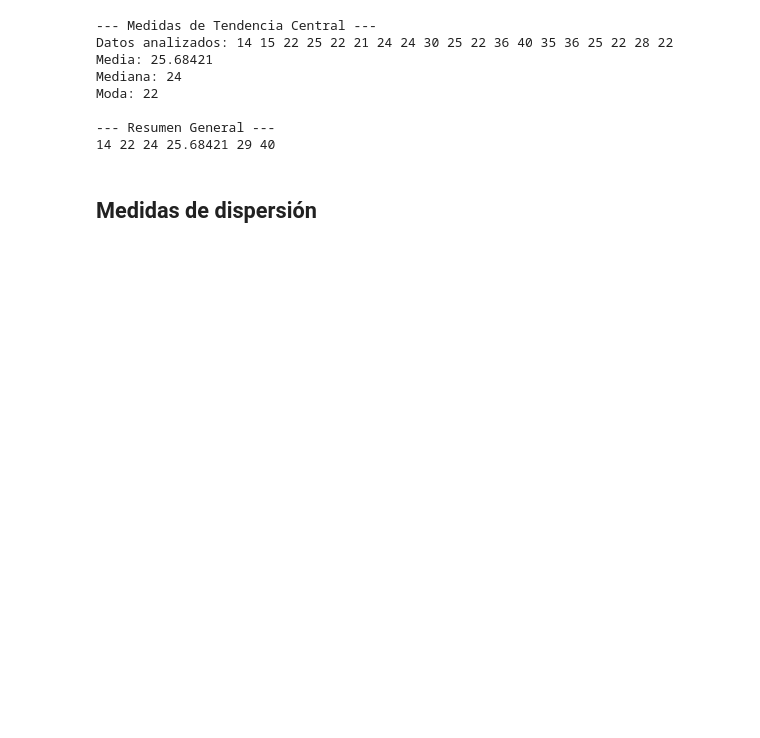
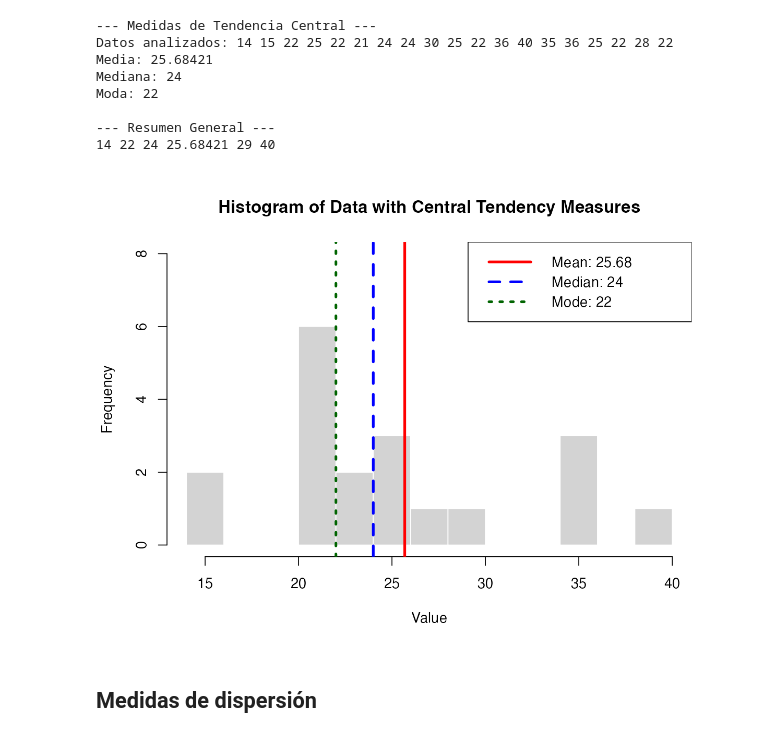
Before and after one commit to paranedagarcia/positron-medical-r, a Jupyter notebook: clase1/clase1.ipynb, the cells around one changed output. Cells and saved outputs as stored; diff of their text form; code cells hidden in the pictures; blank space fills up the shorter version.

```diff
--- a/clase1/clase1.ipynb
+++ b/clase1/clase1.ipynb
@@ -48,5 +60,53 @@ Moda: 22
 
 --- Resumen General ---
 14 22 24 25.68421 29 40
+# %%
+# grafico
+# 1. Define the data vector
+data <- c(14, 15, 22, 25, 22, 21, 24, 24, 30, 25, 22, 36, 40, 35, 36, 25, 22, 28, 22)
+
+# 2. Calculate central tendency measures
+data_mean   <- mean(data)
+data_median <- median(data)
+
+# Helper function for the mode
+get_mode <- function(x) {
+  ux <- unique(x)
+  ux[which.max(tabulate(match(x, ux)))]
+}
+data_mode <- get_mode(data)
+
+# 3. Create the histogram
+# We adjust 'breaks' and 'ylim' for better clarity
+hist(data,
+     breaks = 10,
+     col = "lightgray",
+     border = "white",
+     main = "Histogram of Data with Central Tendency Measures",
+     xlab = "Value",
+     ylab = "Frequency",
+     ylim = c(0, 8))
+
+# 4. Add vertical lines for each measure
+# Red solid line represents the Mean
+abline(v = data_mean, col = "red", lwd = 3)
+
+# Blue dashed line represents the Median
+abline(v = data_median, col = "blue", lwd = 3, lty = 2)
+
+# Green dotted line represents the Mode
+abline(v = data_mode, col = "darkgreen", lwd = 3, lty = 3)
+
+# 5. Add a legend to distinguish the lines
+legend("topright",
+       legend = c(paste("Mean:", round(data_mean, 2)),
+                  paste("Median:", data_median),
+                  paste("Mode:", data_mode)),
+       col = c("red", "blue", "darkgreen"),
+       lty = 1:3,
+       lwd = 3,
+       bg = "white")
+# %% [output]
+[figure, added]
 # %% [markdown]
 ## Medidas de dispersión
```
Also changed, not shown: parts of 10 cells of this notebook, 14 other files.
